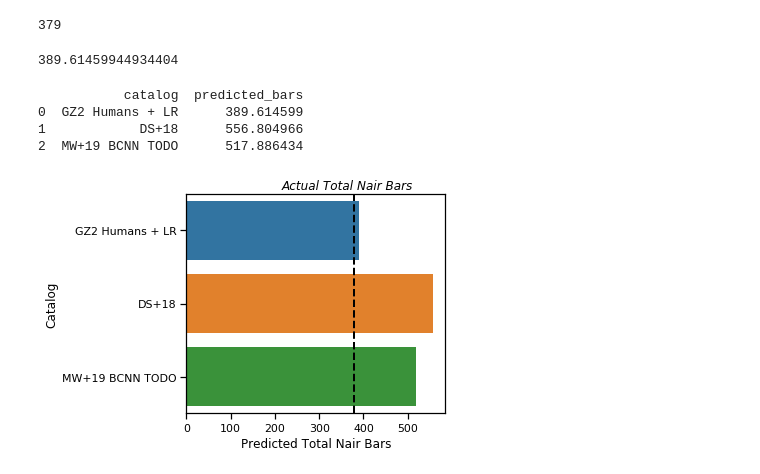
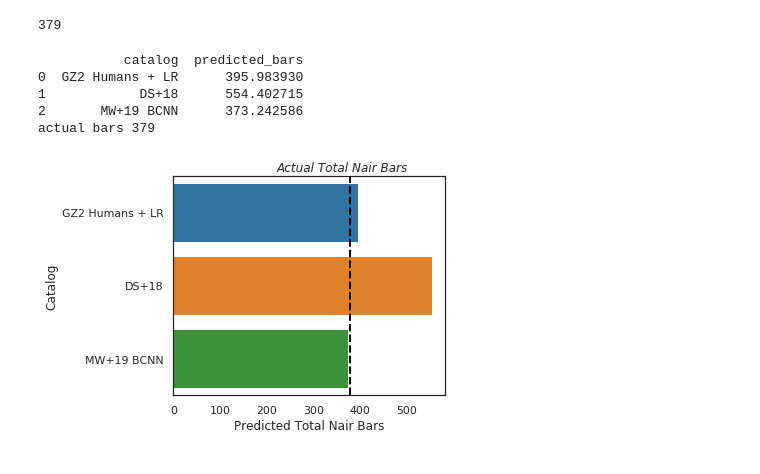
Before and after one commit to colinleach/zoobot, a Jupyter notebook: notebooks/ds18_comparison.ipynb, the cells around one changed output. Saved outputs shown, nothing was run; the diff lists cells and outputs as text; code cells hidden in the pictures.

Commit message:
add nair comparison final (?) figures

```diff
--- a/notebooks/ds18_comparison.ipynb
+++ b/notebooks/ds18_comparison.ipynb
@@ -251,0 +279,13 @@ Next question: how can you do using the probabilistic model predictions? Hopeful
+# %%
+state_dir = '../analysis/uncertainty/al-binomial/bars-full-nair'
+model_name = 'bars-full-nair'
+state = metrics.load_iteration_state(state_dir)
+model = metrics.Model(state, name=model_name)
+df['subject_id'] = df['id'].astype(str)
+df['total_votes']  = df['bar_total-votes']
+df['label']  = df['t03_bar_a06_bar_count']
+
+gz_catalog['bar_total-votes'] = gz_catalog['t03_bar_a06_bar_count'] + gz_catalog['t03_bar_a07_no_bar_count']
+gz_catalog['subject_id'] = gz_catalog['id'].astype(str)
+gz_catalog['total_votes']  = gz_catalog['bar_total-votes']
+gz_catalog['label']  = gz_catalog['t03_bar_a06_bar_count']
@@ -251,0 +294,2 @@ Next question: how can you do using the probabilistic model predictions? Hopeful
+# %%
+sim_model = simulated_metrics.SimulatedModel(model, gz_catalog)
@@ -252,8 +302,11 @@ Next question: how can you do using the probabilistic model predictions? Hopeful
 # %%
  # samples from model for gz2 mean bar votes
-gz2_dl_rho_predictions = np.random.rand(len(test_df), 10)
 
-# need to implement this for varied n_votes
-n_votes = 10
-# gz2_dl_probs = bin_probs_of_samples(gz2_dl_predictions, n_votes=n_votes).mean(axis=1)  # reduce over forward passes
-gz2_dl_probs = np.ones((len(test_df), n_votes)) / n_votes
+gz2_dl_df = pd.DataFrame({'rho': sim_model.mean_rho_prediction, 'id_str': sim_model.model.id_strs})
+# # gz2_dl_probs = bin_probs_of_samples(gz2_dl_predictions, n_votes=n_votes).mean(axis=1)  # reduce over forward passes
+# gz2_dl_probs = np.ones((len(test_df), n_votes)) / n_votes
+# %%
+test_df['id_str'] = test_df['id'].astype(str)
+gz2_dl_test_df = pd.merge(gz2_dl_df, test_df, how='inner', on='id_str')
+gz2_dl_test_df['p_nair_bar'] = p_bar_given_gz(gz2_dl_test_df['rho'])
+len(gz2_dl_test_df)
@@ -450,29 +521,27 @@ len(test_df)
 test_df['has_bar'].sum()
 # %% [output]
 379
-# %%
-len(test)
-# %% [output]
-389.61459944934404
 # %%
 data = [
     {'catalog': 'GZ2 Humans + LR', 'predicted_bars': gz2_predictions.sum()},
     {'catalog': 'DS+18', 'predicted_bars': ds_n_predictions.sum()},
-    {'catalog': 'MW+19 BCNN TODO', 'predicted_bars': dl_bar_predictions.sum()}
+    {'catalog': 'MW+19 BCNN', 'predicted_bars': gz2_dl_test_df['p_nair_bar'].sum() * (len(test_df) / len(gz2_dl_test_df))}
 ]
 bar_totals_df = pd.DataFrame(data=data)
 print(bar_totals_df)
 fig, ax = plt.subplots()
 sns.barplot(data=bar_totals_df, x='predicted_bars', y='catalog', ax=ax)
 ax.set_ylabel('Catalog')
 ax.set_xlabel('Predicted Total Nair Bars')
 ax.axvline(test_df['has_bar'].sum(), linestyle='--', color='k', linewidth=2.)
+print('actual bars', test_df['has_bar'].sum())
 ax.text(.62, 1.02, 'Actual Total Nair Bars', transform=ax.transAxes, horizontalalignment='center', fontstyle='italic')
 fig.tight_layout()
-fig.savefig('/data/repos/latex/active_learning/figures/ds_total_bars_latest.png')
+fig.savefig(os.path.join(save_dir, 'ds_total_bars_latest.png'))
 # %% [output]
            catalog  predicted_bars
-0  GZ2 Humans + LR      389.614599
-1            DS+18      556.804966
-2  MW+19 BCNN TODO      517.886434
+0  GZ2 Humans + LR      395.983930
+1            DS+18      554.402715
+2       MW+19 BCNN      373.242586
+actual bars 379
-[figure, old version]
+[figure, new version]
```
Also changed, not shown: parts of 48 cells of this notebook, 5 other files.
